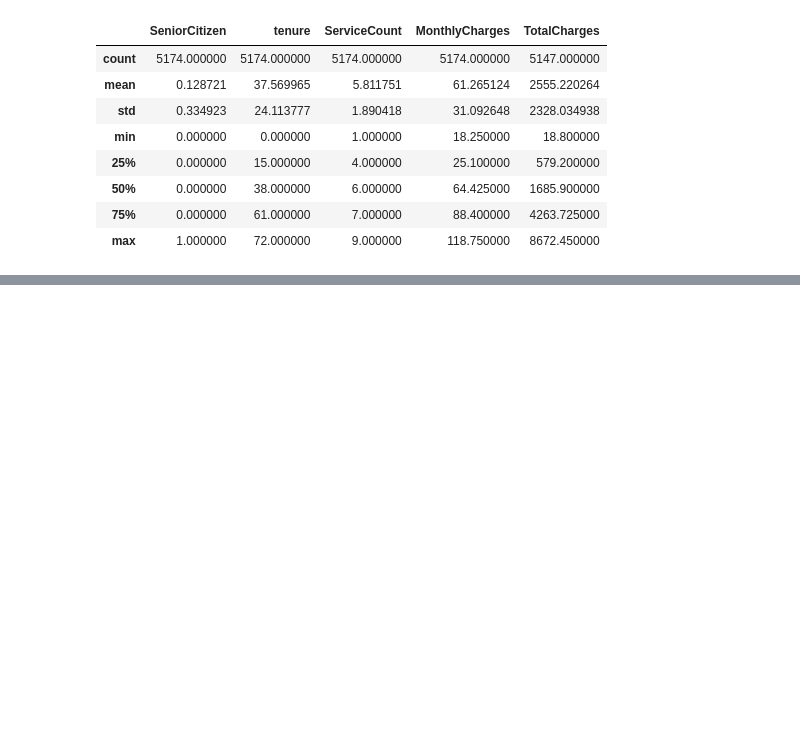
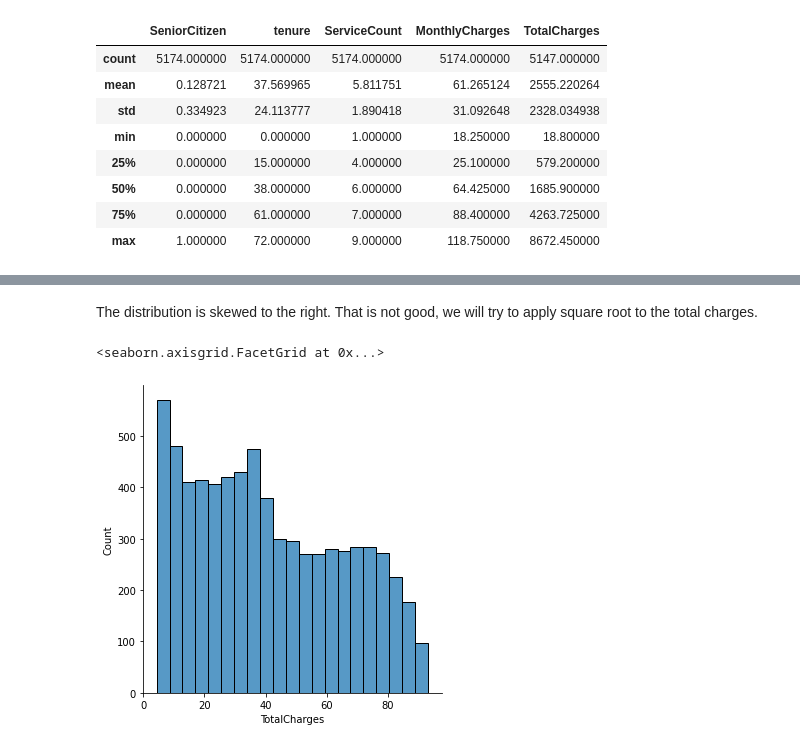
Before and after one commit to bedezub/data-analysis-statistical-thinking, a Jupyter notebook: processes/app.ipynb, the cells around one changed output, grey strips where cells are left out. Cells and saved outputs as stored; diff of their text form; code cells hidden in the pictures; blank space fills up the shorter version.

```diff
--- a/processes/app.ipynb
+++ b/processes/app.ipynb
@@ -150,0 +166,7 @@ churn_df[churn_df['Churn']=='No'].describe()
+# %% [markdown]
+The distribution is skewed to the right. That is not good, we will try to apply square root to the total charges.
+# %%
+sns.displot(churn_df['TotalCharges'].apply(np.sqrt))
+# %% [output]
+<seaborn.axisgrid.FacetGrid at 0x...>
+[figure, added]
```
Also changed, not shown: parts of 14 cells of this notebook.
